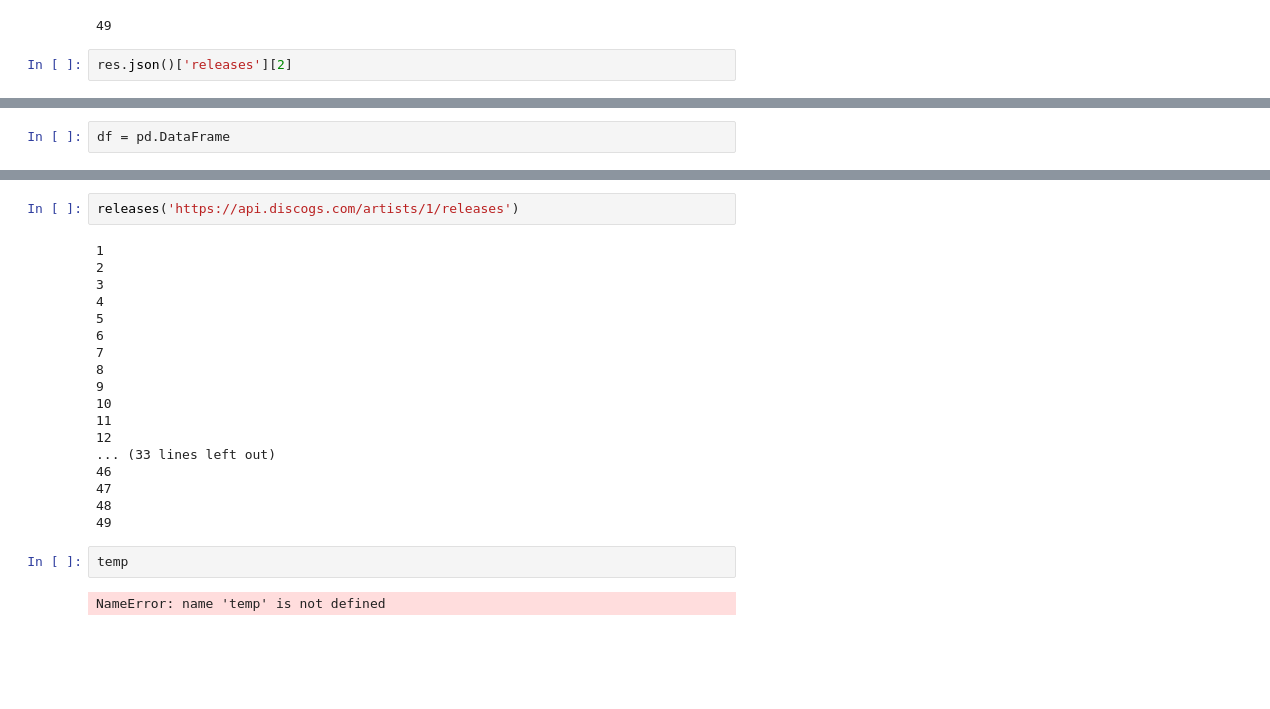
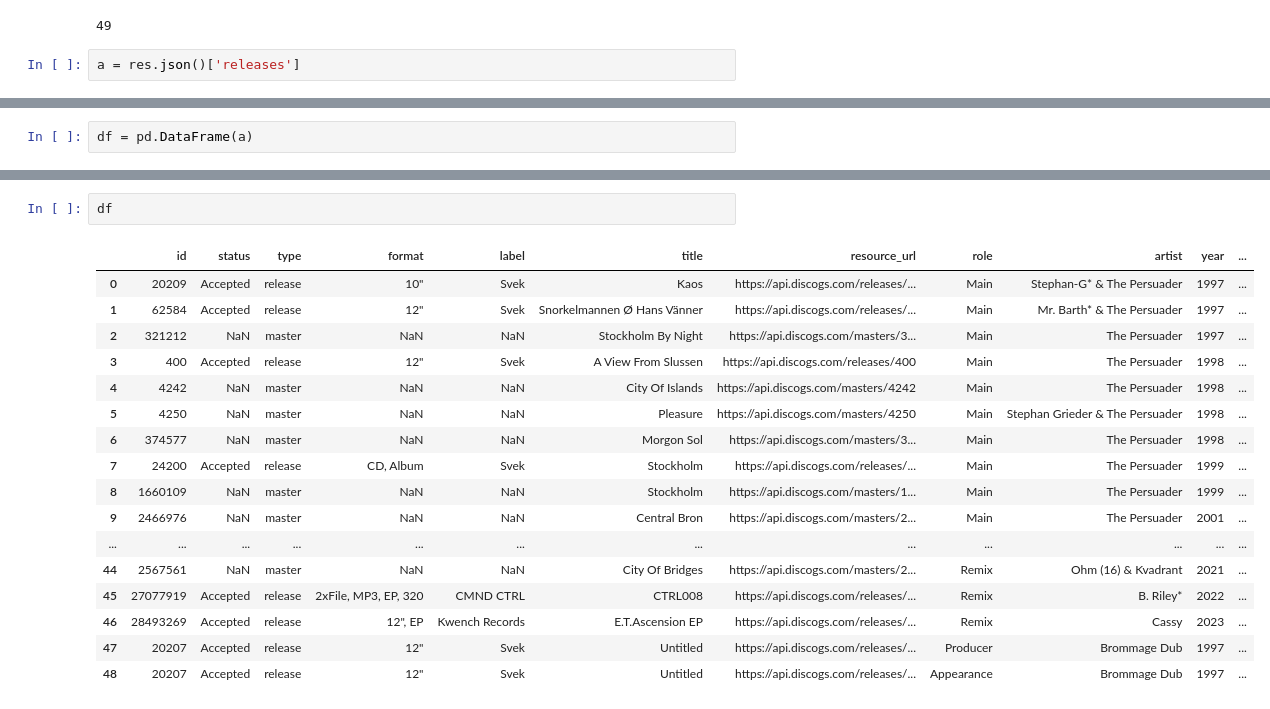
Before and after one commit to jvr0/AudioAlchemy, a Jupyter notebook: notebooks/main.ipynb, the cells around one changed output, grey strips where cells are left out. Cells and saved outputs as stored; diff of their text form; blank space fills up the shorter version.

Commit message:
the persuader

```diff
--- a/notebooks/main.ipynb
+++ b/notebooks/main.ipynb
@@ -15,4 +15,4 @@ len(res.json()['releases'])
 # %% [output]
 49
 # %%
-res.json()['releases'][2]
+a = res.json()['releases']
@@ -30,2 +19,2 @@ res.json()['releases'][2]
 # %%
-df = pd.DataFrame
+df = pd.DataFrame(a)
@@ -52,24 +21,20 @@ def releases(url):
-# %%
-releases('https://api.discogs.com/artists/1/releases')
-# %% [output]
-1
-2
-3
-4
-5
-6
-7
-8
-9
-10
-11
-12
-... (33 lines left out)
-46
-47
-48
-49
-# %%
-temp
-# %% [output]
-NameError: name 'temp' is not defined
+# %%
+df
+# %% [output]
+|  | id | status | type | format | label | title | resource_url | role | artist | year | ... |
+| 0 | 20209 | Accepted | release | 10" | Svek | Kaos | https://api.discogs.com/releases/... | Main | Stephan-G* & The Persuader | 1997 | ... |
+| 1 | 62584 | Accepted | release | 12" | Svek | Snorkelmannen Ø Hans Vänner | https://api.discogs.com/releases/... | Main | Mr. Barth* & The Persuader | 1997 | ... |
+| 2 | 321212 | NaN | master | NaN | NaN | Stockholm By Night | https://api.discogs.com/masters/3... | Main | The Persuader | 1997 | ... |
+| 3 | 400 | Accepted | release | 12" | Svek | A View From Slussen | https://api.discogs.com/releases/400 | Main | The Persuader | 1998 | ... |
+| 4 | 4242 | NaN | master | NaN | NaN | City Of Islands | https://api.discogs.com/masters/4242 | Main | The Persuader | 1998 | ... |
+| 5 | 4250 | NaN | master | NaN | NaN | Pleasure | https://api.discogs.com/masters/4250 | Main | Stephan Grieder & The Persuader | 1998 | ... |
+| 6 | 374577 | NaN | master | NaN | NaN | Morgon Sol | https://api.discogs.com/masters/3... | Main | The Persuader | 1998 | ... |
+| 7 | 24200 | Accepted | release | CD, Album | Svek | Stockholm | https://api.discogs.com/releases/... | Main | The Persuader | 1999 | ... |
+| 8 | 1660109 | NaN | master | NaN | NaN | Stockholm | https://api.discogs.com/masters/1... | Main | The Persuader | 1999 | ... |
+| 9 | 2466976 | NaN | master | NaN | NaN | Central Bron | https://api.discogs.com/masters/2... | Main | The Persuader | 2001 | ... |
+| ... | ... | ... | ... | ... | ... | ... | ... | ... | ... | ... | ... |
+| 44 | 2567561 | NaN | master | NaN | NaN | City Of Bridges | https://api.discogs.com/masters/2... | Remix | Ohm (16) & Kvadrant | 2021 | ... |
+| 45 | 27077919 | Accepted | release | 2xFile, MP3, EP, 320 | CMND CTRL | CTRL008 | https://api.discogs.com/releases/... | Remix | B. Riley* | 2022 | ... |
+| 46 | 28493269 | Accepted | release | 12", EP | Kwench Records | E.T.Ascension EP | https://api.discogs.com/releases/... | Remix | Cassy | 2023 | ... |
+| 47 | 20207 | Accepted | release | 12" | Svek | Untitled | https://api.discogs.com/releases/... | Producer | Brommage Dub | 1997 | ... |
+| 48 | 20207 | Accepted | release | 12" | Svek | Untitled | https://api.discogs.com/releases/... | Appearance | Brommage Dub | 1997 | ... |
```
Also changed, not shown: parts of 3 cells of this notebook.
